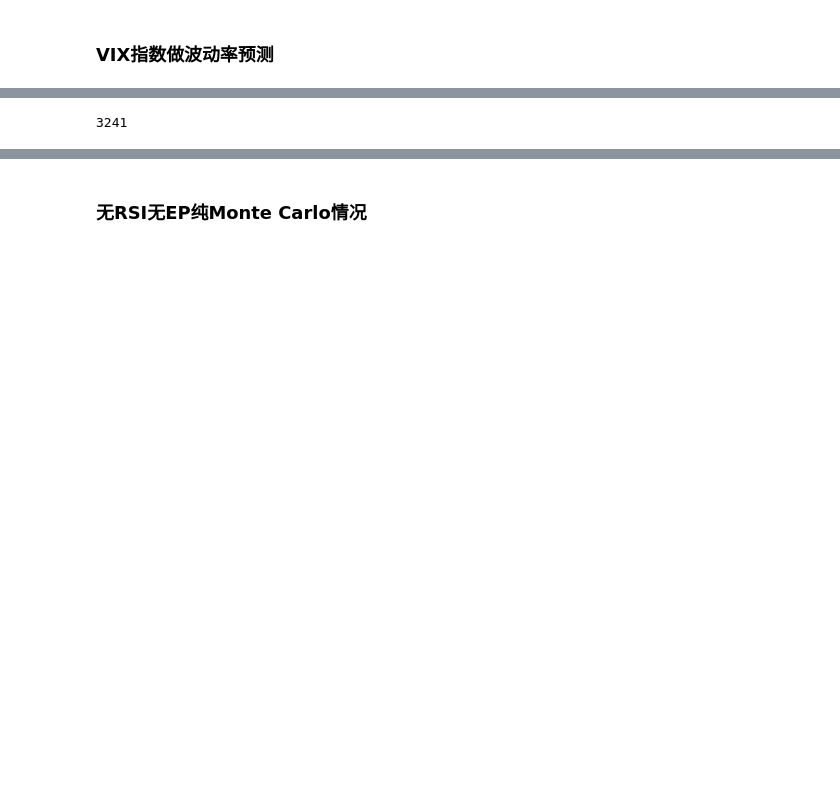
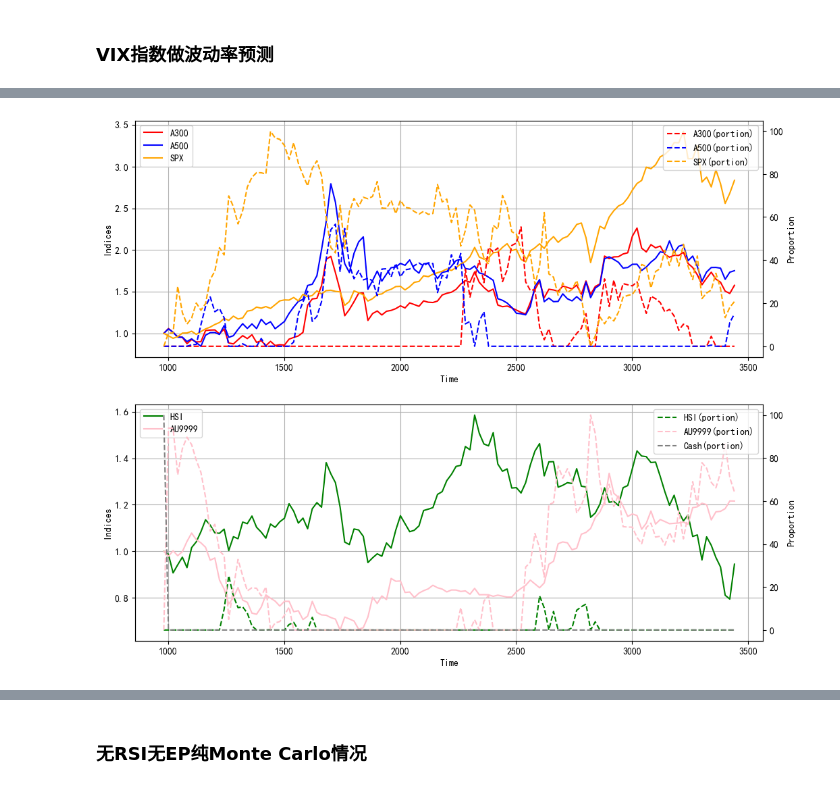
Before and after one commit to dishangti/Entropy-Pooling, a Jupyter notebook: EP.ipynb, the cells around one changed output, grey strips where cells are left out. Saved outputs shown, nothing was run; the diff lists cells and outputs as text; code cells hidden in the pictures; blank space fills up the shorter version.

```diff
--- a/EP.ipynb
+++ b/EP.ipynb
@@ -1077,4 +1033,40 @@ port_series
-# %%
-time
-# %% [output]
-3241
+# %%
+fig = plt.figure(figsize = (12,10))
+
+time_series = np.arange(begin_time-adj_period, end_time+1,adj_period)
+port_series = opt1_port
+norm_prices = (prices[:, begin_time-adj_period:end_time+1:adj_period].T / prices[:, begin_time-adj_period]).T
+
+color = ['red', 'blue', 'orange', 'green', 'pink', 'grey']
+
+ax = fig.add_subplot(211)
+for i in range(3):
+    ax.plot(time_series, norm_prices[i,:], label = names[i], color = color[i])
+ax.set_xlabel('Time')
+ax.set_ylabel('Indices')
+ax.legend(loc = 'upper left')
+
+ax.grid()
+
+ax2 = ax.twinx()
+for i in range(3):
+    ax2.plot(time_series, port_series.iloc[i, :],'--', label = [*names, 'Cash'][i] + '(portion)', color = color[i])
+ax2.set_ylabel('Proportion')
+ax2.legend(loc = 'upper right')
+
+ax = fig.add_subplot(212)
+for i in range(3,n_ptf):
+    ax.plot(time_series, norm_prices[i,:], label = names[i], color = color[i])
+ax.set_xlabel('Time')
+ax.set_ylabel('Indices')
+ax.legend(loc = 'upper left')
+
+ax2 = ax.twinx()
+for i in range(3,n_ptf + 1):
+    ax2.plot(time_series, port_series.iloc[i, :],'--', label = [*names, 'Cash'][i] + '(portion)', color = color[i])
+ax2.set_ylabel('Proportion')
+ax2.legend(loc = 'upper right')
+
+ax.grid()
+# %% [output]
+[figure, added]
```
Also changed, not shown: parts of 23 cells of this notebook.
